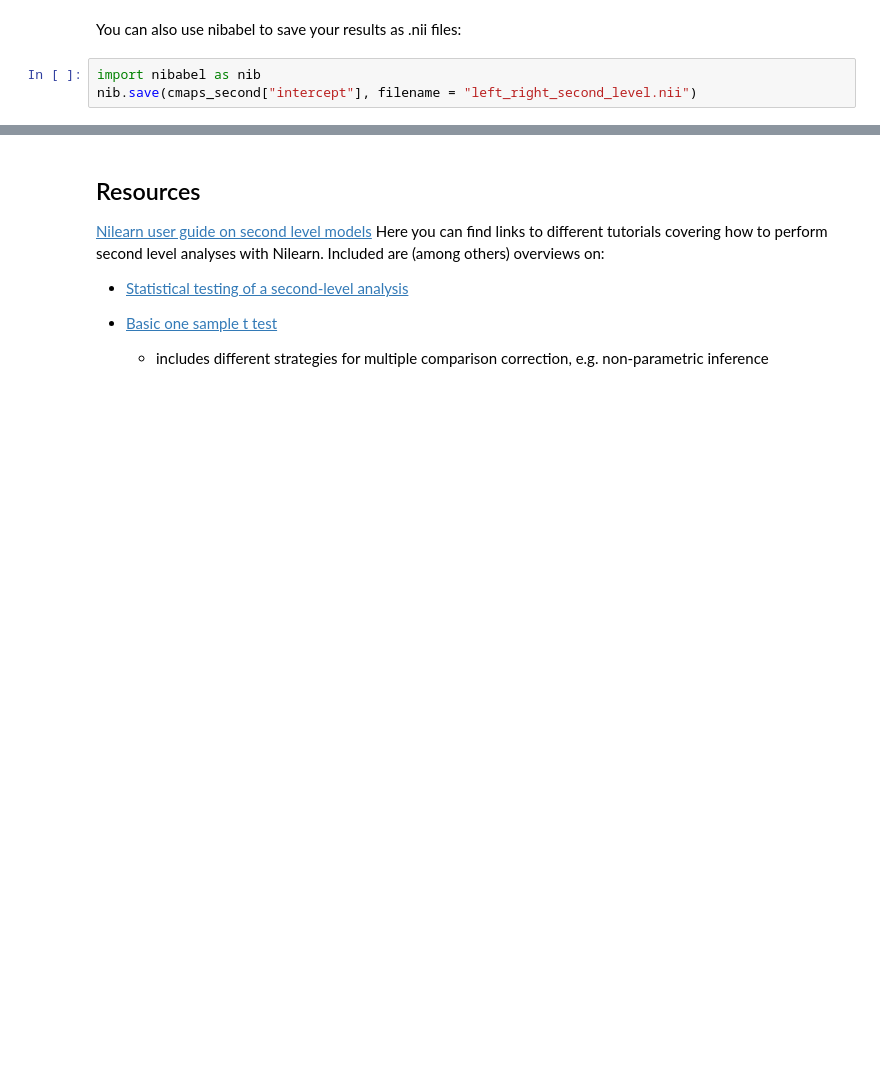
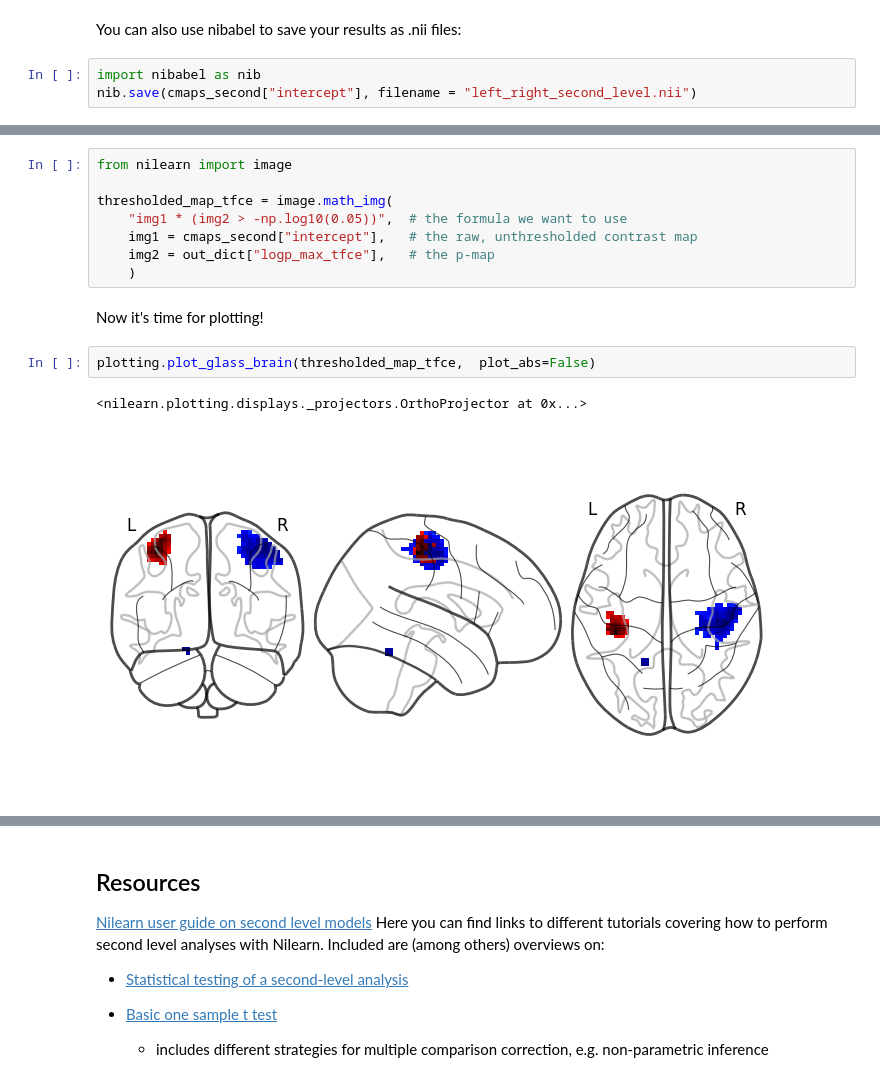
Before and after one commit to marlapinkert/TEWA2, a Jupyter notebook: 07_Second_Level_Analysis.ipynb, the cells around one changed output, grey strips where cells are left out. Drawn from its saved outputs; the diff is of its cells as text; blank space fills up the shorter version.

```diff
--- a/07_Second_Level_Analysis.ipynb
+++ b/07_Second_Level_Analysis.ipynb
@@ -396,0 +430,15 @@ nib.save(cmaps_second["intercept"], filename = "left_right_second_level.nii")
+# %%
+from nilearn import image
+
+thresholded_map_tfce = image.math_img(
+    "img1 * (img2 > -np.log10(0.05))",  # the formula we want to use
+    img1 = cmaps_second["intercept"],   # the raw, unthresholded contrast map
+    img2 = out_dict["logp_max_tfce"],   # the p-map
+    )
+# %% [markdown]
+Now it's time for plotting!
+# %%
+plotting.plot_glass_brain(thresholded_map_tfce,  plot_abs=False)
+# %% [output]
+<nilearn.plotting.displays._projectors.OrthoProjector at 0x...>
+[figure, added]
```
Also changed, not shown: parts of 9 cells of this notebook.
